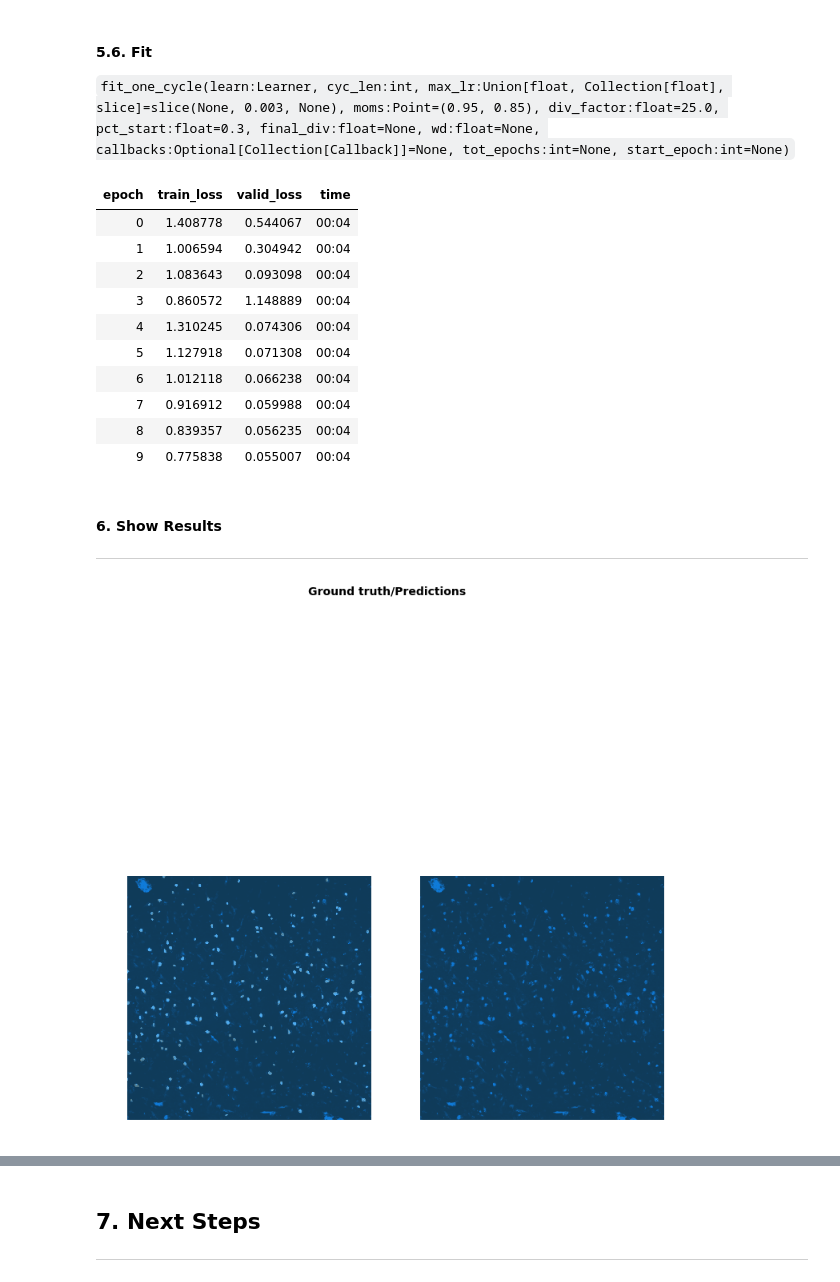
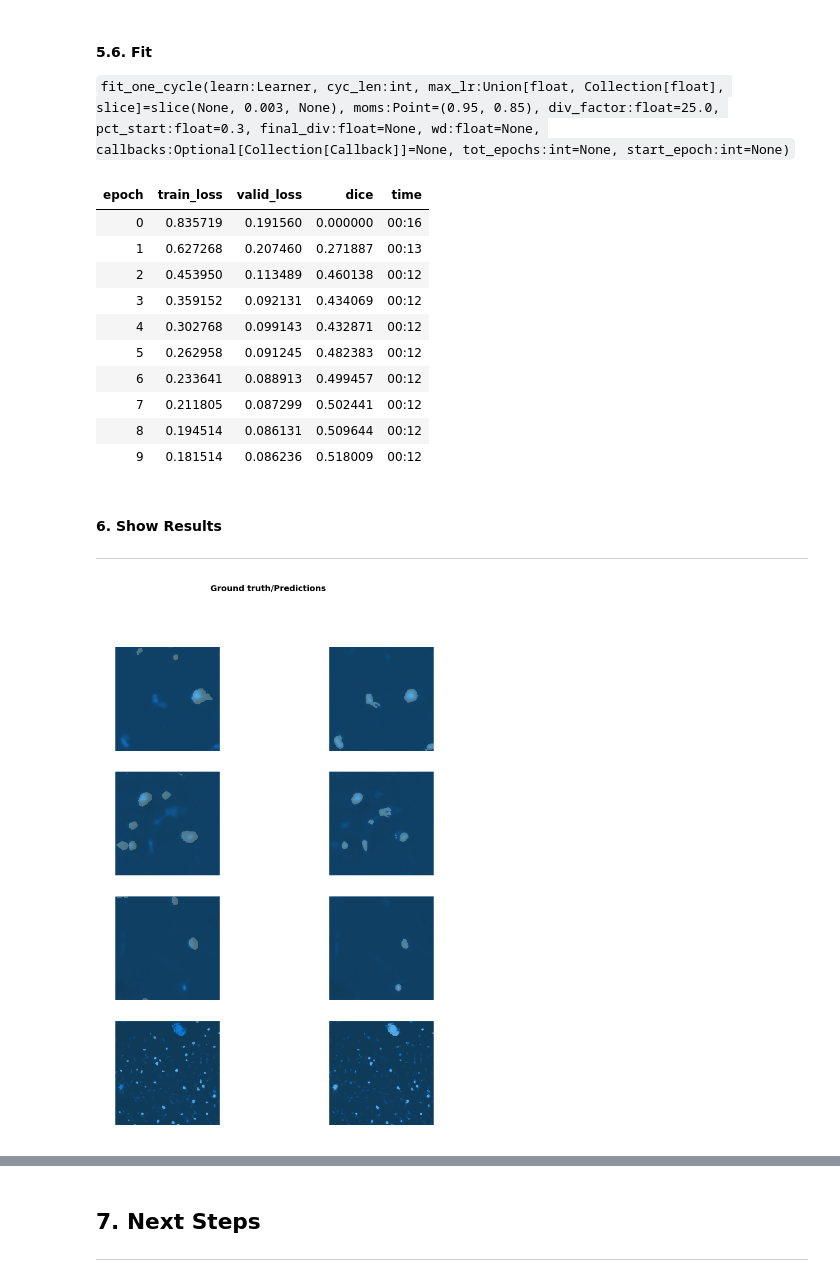
Before and after one commit to ttompk/ucsf_grinberg_neuro_images, a Jupyter notebook: ucsf_development/fastai_neuron_segmentation.ipynb, the cells around one changed output, grey strips where cells are left out. Cells and saved outputs as stored; diff of their text form; code cells hidden in the pictures.

```diff
--- a/ucsf_development/fastai_neuron_segmentation.ipynb
+++ b/ucsf_development/fastai_neuron_segmentation.ipynb
@@ -277,7 +278,7 @@ On top of the models offered by torchvision, fastai has implementations for the
 # %%
 # assign the model (pretrained or not)
 
-model = models.resnet18
+model = models.resnet34
 #model = models.unet  # check this syntax.
 #model = simple_cnn((3,16,16,2))
 # %% [markdown]
@@ -319,7 +320,7 @@ def acc_custom(input, target):
 
 #learn.metrics=acc_custom    # accuracy does not work on multilabel classification - the above metric doesn't work - images wrong sizes
 
-#learn.metrics=accuracy   # does not work.
+learn.metrics=[dice]   # dic works, accuracy does not work.
 # %% [markdown]
 #### 5.4.2. Callbacks
 # %%
@@ -365,6 +366,6 @@ learn.recorder.plot()
 # %%
 # set the learning rate to be used in fitting the model.
-lr = 1e-3
+lr = 1e-2
 # %% [markdown]
 #### **5.6. Fit**
 
@@ -374,25 +375,25 @@ lr = 1e-3
 # %%
 #n_epochs = 3
 #learn.fit(epochs=n_epochs, callbacks=cb)
-learn.fit_one_cycle(cyc_len=10, max_lr=slice(lr))    # normaly set 'cyc_len'=3
+learn.fit_one_cycle(cyc_len=10, max_lr=slice(lr), wd=0.01)    # normaly set 'cyc_len'=3
 #learn.save('mini_train')   # this saves to the 'data' dir under a dir labeled 'models' (under .fastai if not local)
 # %% [output]
-| epoch | train_loss | valid_loss | time |
-| 0 | 1.408778 | 0.544067 | 00:04 |
-| 1 | 1.006594 | 0.304942 | 00:04 |
-| 2 | 1.083643 | 0.093098 | 00:04 |
-| 3 | 0.860572 | 1.148889 | 00:04 |
-| 4 | 1.310245 | 0.074306 | 00:04 |
-| 5 | 1.127918 | 0.071308 | 00:04 |
-| 6 | 1.012118 | 0.066238 | 00:04 |
-| 7 | 0.916912 | 0.059988 | 00:04 |
-| 8 | 0.839357 | 0.056235 | 00:04 |
-| 9 | 0.775838 | 0.055007 | 00:04 |
+| epoch | train_loss | valid_loss | dice | time |
+| 0 | 0.835719 | 0.191560 | 0.000000 | 00:16 |
+| 1 | 0.627268 | 0.207460 | 0.271887 | 00:13 |
+| 2 | 0.453950 | 0.113489 | 0.460138 | 00:12 |
+| 3 | 0.359152 | 0.092131 | 0.434069 | 00:12 |
+| 4 | 0.302768 | 0.099143 | 0.432871 | 00:12 |
+| 5 | 0.262958 | 0.091245 | 0.482383 | 00:12 |
+| 6 | 0.233641 | 0.088913 | 0.499457 | 00:12 |
+| 7 | 0.211805 | 0.087299 | 0.502441 | 00:12 |
+| 8 | 0.194514 | 0.086131 | 0.509644 | 00:12 |
+| 9 | 0.181514 | 0.086236 | 0.518009 | 00:12 |
 # %% [markdown]
 #### 6. Show Results
 ---
 # %%
 #learn.show_results()
-learn.show_results(rows=1, figsize=(12,15))
+learn.show_results(rows=4, figsize=(12,15))
 # %% [output]
-[figure, old version]
+[figure, new version]
```
Also changed, not shown: parts of 21 cells of this notebook, 1 other file.
